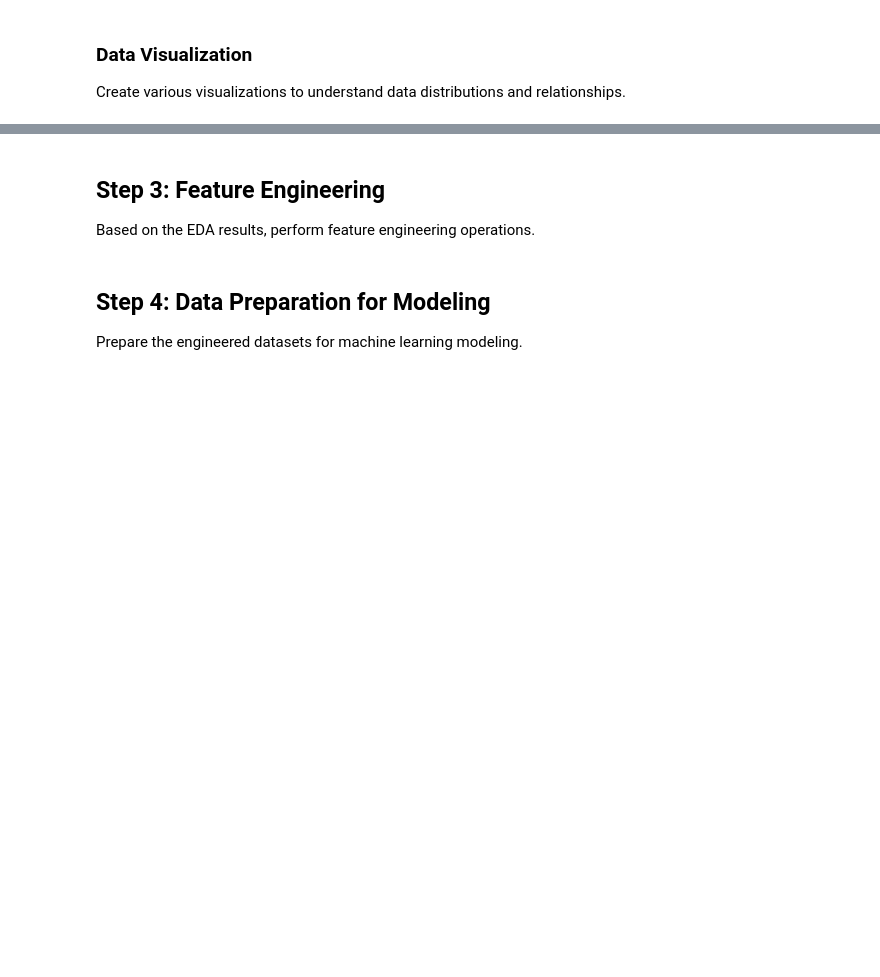
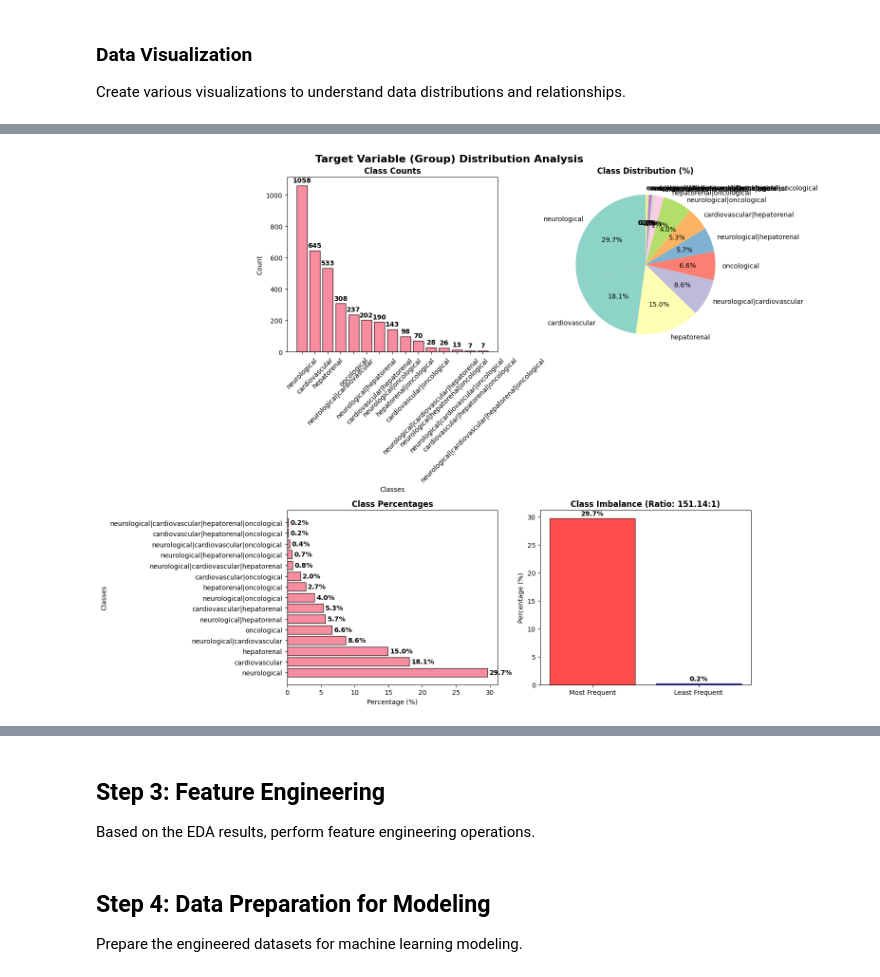
Before and after one commit to jm-olave/NousGraph, a Jupyter notebook: DataAnalysis.ipynb, the cells around one changed output, grey strips where cells are left out. Saved outputs shown, nothing was run; the diff lists cells and outputs as text; code cells hidden in the pictures; blank space fills up the shorter version.

```diff
--- a/DataAnalysis.ipynb
+++ b/DataAnalysis.ipynb
@@ -34,7 +32,8 @@ print("Libraries imported successfully!")
 Libraries imported successfully!
 # %%
 # Load the CSV file into a pandas DataFrame
-df = pd.read_csv('challenge_data-18-ago.csv')
+# The file uses semicolon as delimiter and may have quoted text containing semicolons
+df = pd.read_csv('challenge_data-18-ago.csv', sep=';', quotechar='"', quoting=1)
 
 print(f"Data loaded successfully! Shape: {df.shape}")
 print(f"Columns: {list(df.columns)}")
@@ -163,0 +107,16 @@ else:
+# %%
+# Identify and Examine the Target Variable
+target_column = 'group'
+print(f"\n🎯 Target Variable: '{target_column}'")
+
+# Basic statistics about the target variable
+print(f"\nTarget Variable Info:")
+print(f"Data type: {df[target_column].dtype}")
+print(f"Unique classes: {df[target_column].nunique()}")
+print(f"Missing values: {df[target_column].isnull().sum()}")
+
+# Display unique classes
+unique_classes = df[target_column].unique()
+print(f"\nUnique classes in target variable:")
+for i, class_name in enumerate(unique_classes, 1):
+    print(f"{i}. {class_name}")
@@ -163,0 +190,52 @@ else:
+# %%
+# Visualize Target Variable Distribution
+# Create comprehensive visualization
+fig, axes = plt.subplots(2, 2, figsize=(15, 12))
+fig.suptitle('Target Variable (Group) Distribution Analysis', fontsize=16, fontweight='bold')
+
+# 1. Bar plot
+axes[0, 0].bar(class_counts.index, class_counts.values, alpha=0.8, edgecolor='black')
+axes[0, 0].set_title('Class Counts', fontweight='bold')
+axes[0, 0].set_xlabel('Classes')
+axes[0, 0].set_ylabel('Count')
+axes[0, 0].tick_params(axis='x', rotation=45)
+
+# Add count labels on bars
+for i, v in enumerate(class_counts.values):
+    axes[0, 0].text(i, v + max(class_counts.values) * 0.01, str(v),
+                   ha='center', va='bottom', fontweight='bold')
+
+# 2. Pie chart
+colors = plt.cm.Set3(np.linspace(0, 1, len(class_counts)))
+wedges, texts, autotexts = axes[0, 1].pie(class_counts.values, labels=class_counts.index,
+                                         autopct='%1.1f%%', startangle=90, colors=colors)
+axes[0, 1].set_title('Class Distribution (%)', fontweight='bold')
+
+# 3. Horizontal bar plot with percentages
+axes[1, 0].barh(class_counts.index, class_percentages.values, alpha=0.8, edgecolor='black')
+axes[1, 0].set_title('Class Percentages', fontweight='bold')
+axes[1, 0].set_xlabel('Percentage (%)')
+axes[1, 0].set_ylabel('Classes')
+
+# Add percentage labels
+for i, v in enumerate(class_percentages.values):
+    axes[1, 0].text(v + max(class_percentages.values) * 0.01, i, f'{v:.1f}%',
+                   va='center', fontweight='bold')
+
+# 4. Class imbalance visualization
+imbalance_data = [max_class_pct, min_class_pct]
+imbalance_labels = ['Most Frequent', 'Least Frequent']
+axes[1, 1].bar(imbalance_labels, imbalance_data,
+               color=['red', 'blue'], alpha=0.7, edgecolor='black')
+axes[1, 1].set_title(f'Class Imbalance (Ratio: {imbalance_ratio:.2f}:1)', fontweight='bold')
+axes[1, 1].set_ylabel('Percentage (%)')
+
+# Add value labels
+for i, v in enumerate(imbalance_data):
+    axes[1, 1].text(i, v + max(imbalance_data) * 0.01, f'{v:.1f}%',
+                   ha='center', va='bottom', fontweight='bold')
+
+plt.tight_layout()
+plt.show()
+# %% [output]
+[figure, added]
```
Also changed, not shown: parts of 21 cells of this notebook, 1 other file.
